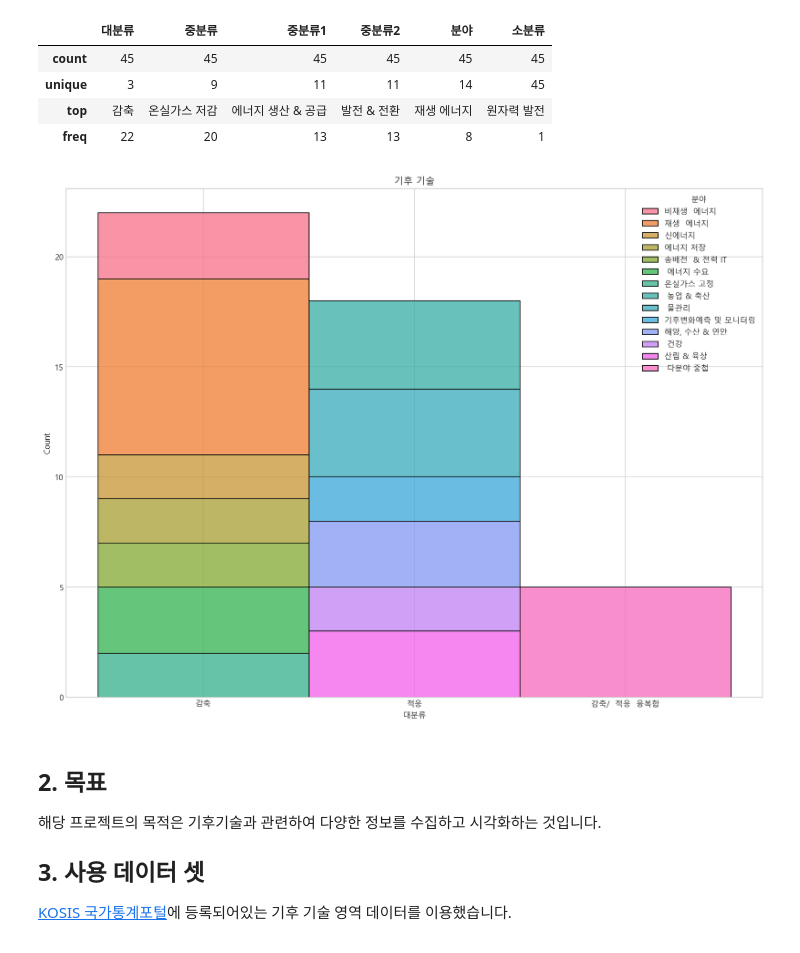
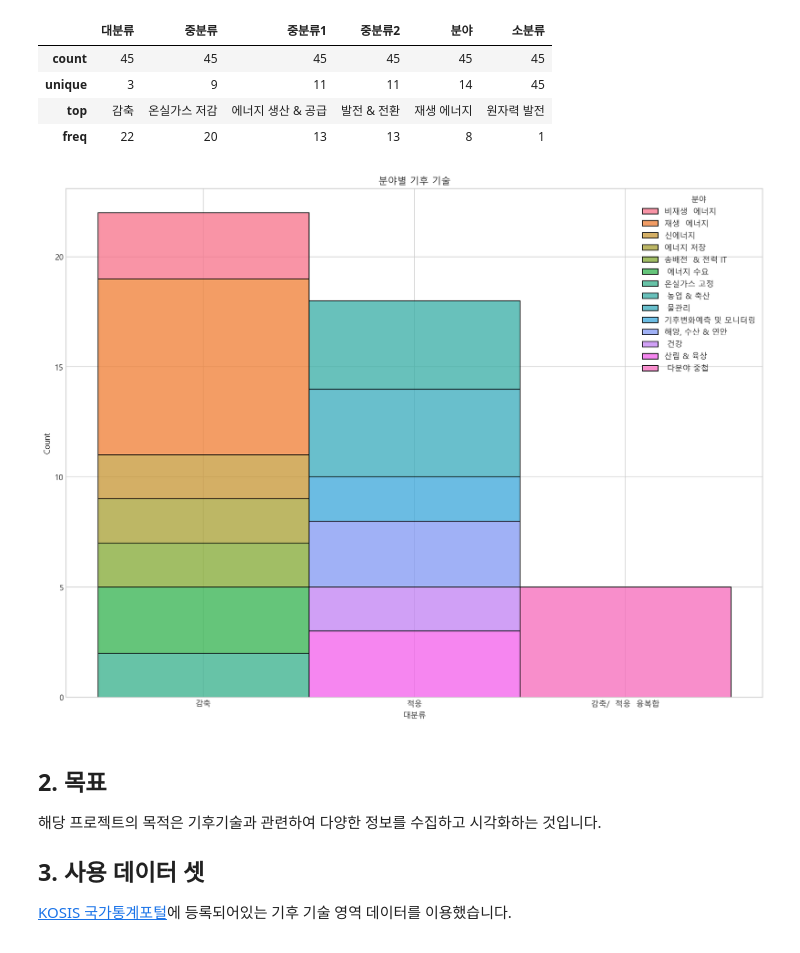
Before and after one commit to nuyhc/Mini_Project, a Jupyter notebook: 4. V_CTI_CN/v_cti_cn.ipynb, the cells around one changed output. Cells and saved outputs as stored; diff of their text form; code cells hidden in the pictures.

```diff
--- a/4. V_CTI_CN/v_cti_cn.ipynb
+++ b/4. V_CTI_CN/v_cti_cn.ipynb
@@ -34,9 +34,9 @@ sys_type.describe()
 | freq | 22 | 20 | 13 | 13 | 8 | 1 |
 # %%
 plt.figure(figsize=(16, 12))
-_ = sns.histplot(data=sys_type, x="대분류", hue="분야", multiple="stack").set_title("기후 기술")
+_ = sns.histplot(data=sys_type, x="대분류", hue="분야", multiple="stack").set_title("분야별 기후 기술")
 # %% [output]
-[figure, old version]
+[figure, new version]
 # %%
 px.bar(sys_type, x="대분류", color="분야", title="기후 기술 분류별 분야")
 # %%
```
